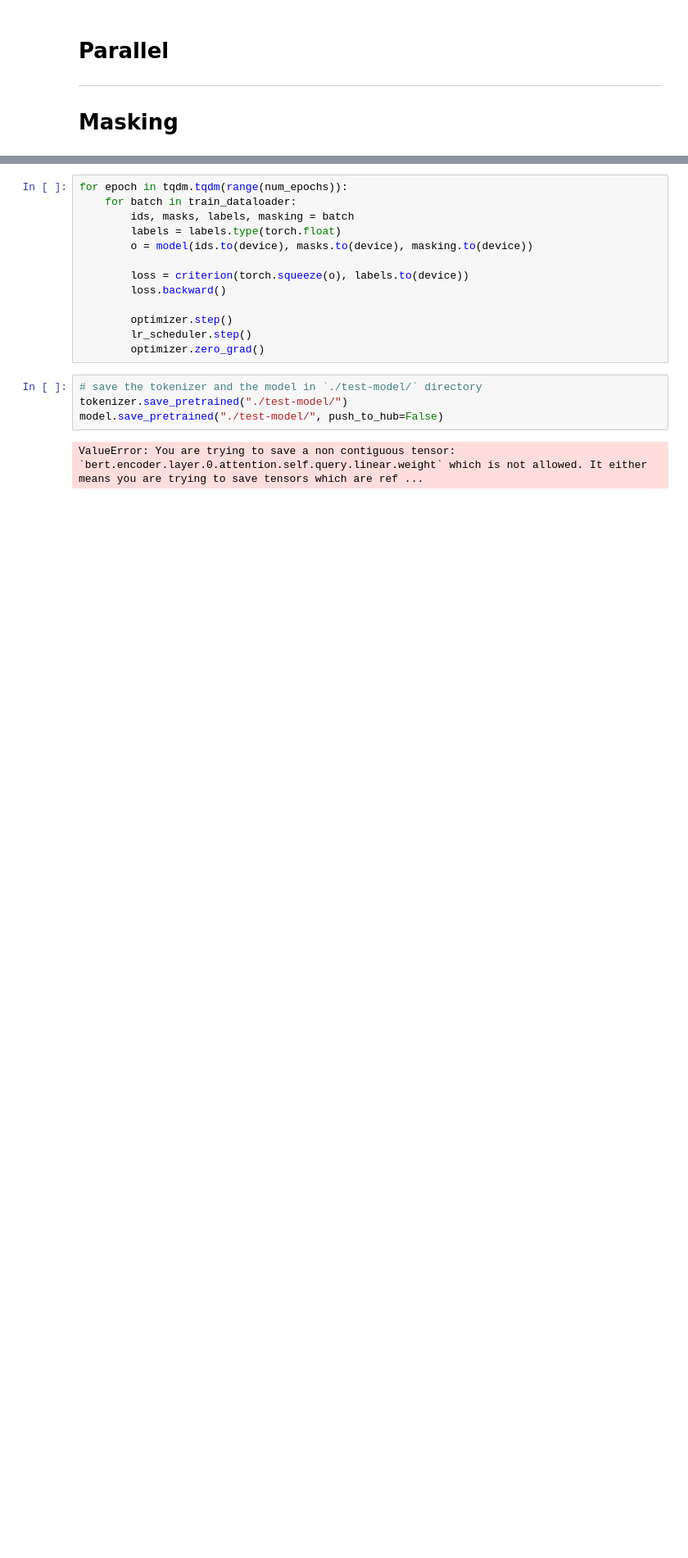
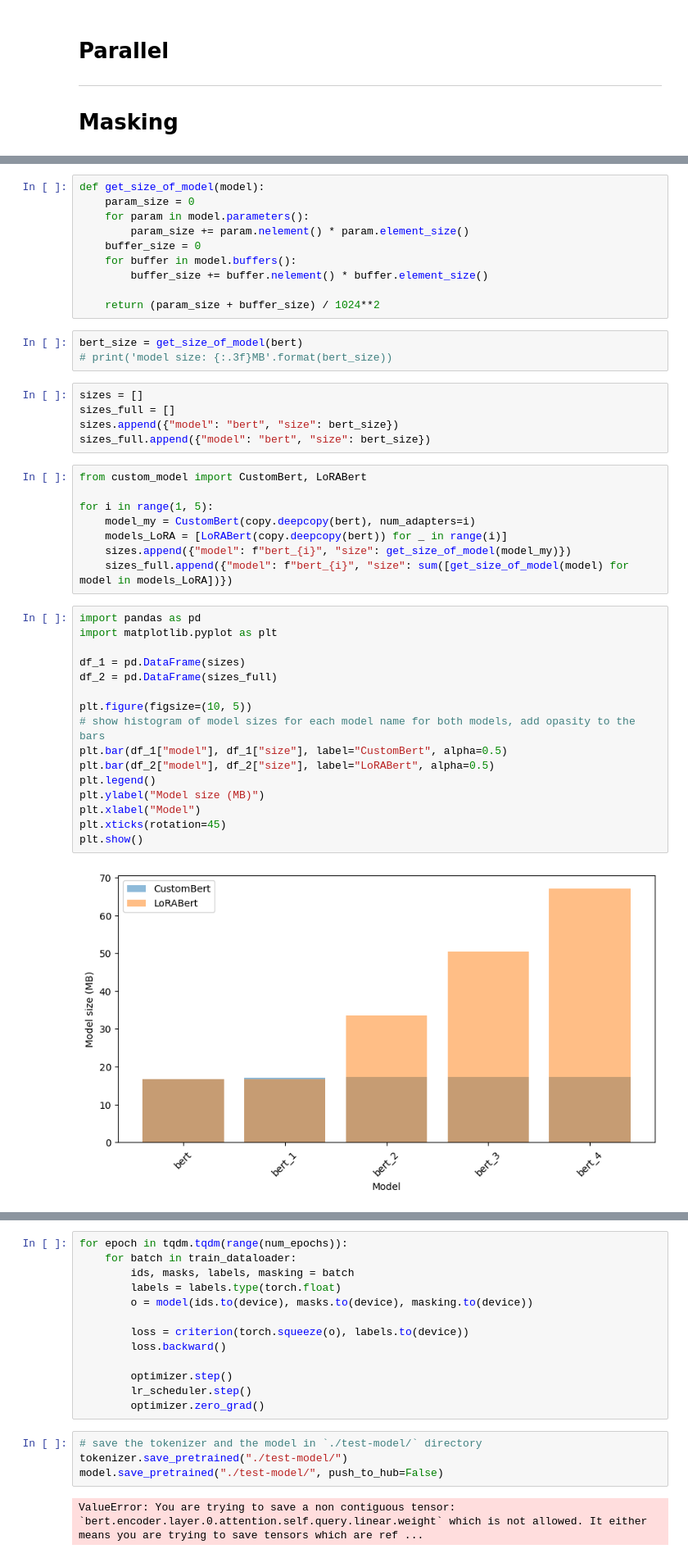
Before and after one commit to CaptainShepard01/S-LoRA, a Jupyter notebook: finetuning/train.ipynb, the cells around one changed output, grey strips where cells are left out. Shown: that part at 82% size. Cells and saved outputs as stored; diff of their text form; blank space fills up the shorter version.

```diff
--- a/finetuning/train.ipynb
+++ b/finetuning/train.ipynb
@@ -513,0 +153,44 @@ class CustomBert(transformers.PreTrainedModel):
+# %%
+def get_size_of_model(model):
+    param_size = 0
+    for param in model.parameters():
+        param_size += param.nelement() * param.element_size()
+    buffer_size = 0
+    for buffer in model.buffers():
+        buffer_size += buffer.nelement() * buffer.element_size()
+
+    return (param_size + buffer_size) / 1024**2
+# %%
+bert_size = get_size_of_model(bert)
+# print('model size: {:.3f}MB'.format(bert_size))
+# %%
+sizes = []
+sizes_full = []
+sizes.append({"model": "bert", "size": bert_size})
+sizes_full.append({"model": "bert", "size": bert_size})
+# %%
+from custom_model import CustomBert, LoRABert
+
+for i in range(1, 5):
+    model_my = CustomBert(copy.deepcopy(bert), num_adapters=i)
+    models_LoRA = [LoRABert(copy.deepcopy(bert)) for _ in range(i)]
+    sizes.append({"model": f"bert_{i}", "size": get_size_of_model(model_my)})
+    sizes_full.append({"model": f"bert_{i}", "size": sum([get_size_of_model(model) for model in models_LoRA])})
+# %%
+import pandas as pd
+import matplotlib.pyplot as plt
+
+df_1 = pd.DataFrame(sizes)
+df_2 = pd.DataFrame(sizes_full)
+
+plt.figure(figsize=(10, 5))
+# show histogram of model sizes for each model name for both models, add opasity to the bars
+plt.bar(df_1["model"], df_1["size"], label="CustomBert", alpha=0.5)
+plt.bar(df_2["model"], df_2["size"], label="LoRABert", alpha=0.5)
+plt.legend()
+plt.ylabel("Model size (MB)")
+plt.xlabel("Model")
+plt.xticks(rotation=45)
+plt.show()
+# %% [output]
+[figure, added]
```
Also changed, not shown: parts of 21 cells of this notebook.
